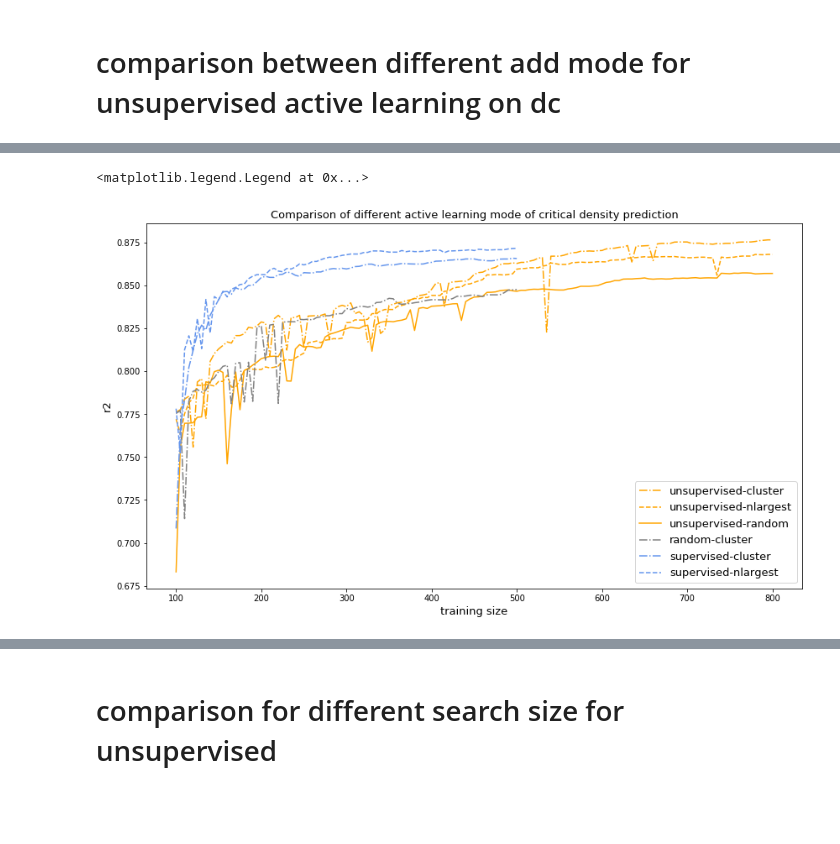
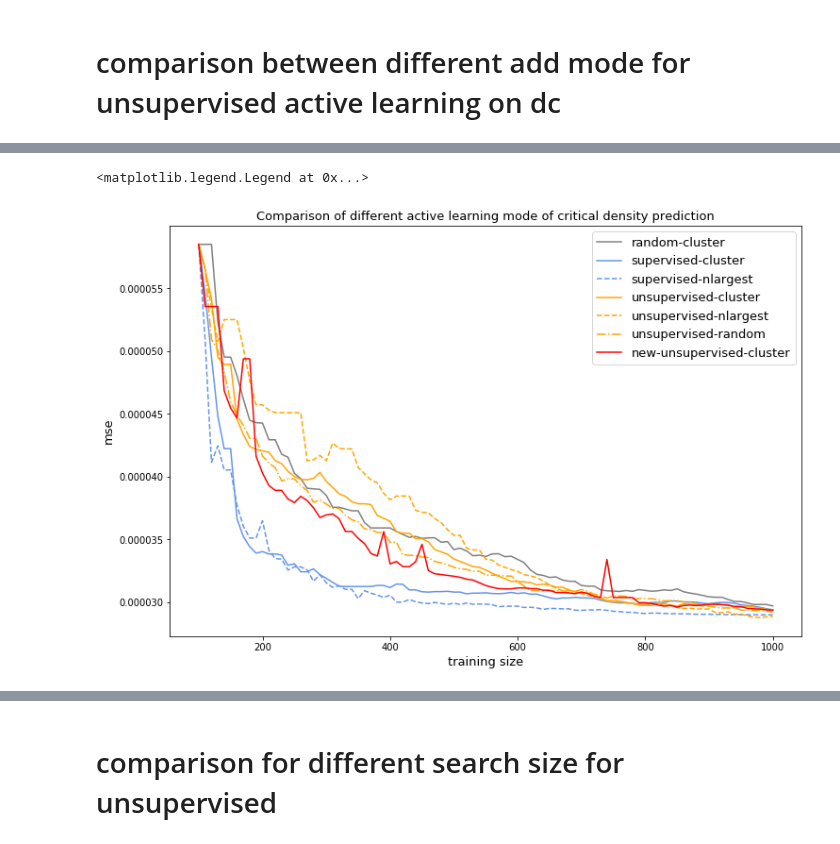
Before and after one commit to Xiangyan93/Molecular_ML, a Jupyter notebook: notebook/active learning method comparison.ipynb, the cells around one changed output, grey strips where cells are left out. Drawn from its saved outputs; the diff is of its cells as text; code cells hidden in the pictures; blank space fills up the shorter version.

```diff
--- a/notebook/active learning method comparison.ipynb
+++ b/notebook/active learning method comparison.ipynb
@@ -11,7 +11,7 @@ class OutputHandler():
         self.df = pd.read_csv(os.path.join(relative_dir, filename), sep=" ")
         self._parse_argument(filename)
     def _parse_argument(self, filename):
-        self.target, self.learning_mode, self.add_mode, self.search_size, self.add_size, _ = re.split('-|\.', filename)
+        self.target, self.learning_mode, self.add_mode, self.search_size, self.add_size, _ = re.split('-', filename)
 # %%
 pathDir = os.listdir('../result')
 # %%
@@ -50,0 +37,12 @@ oh_list = [OutputHandler(i) for i in out_list]
+# %%
+out_list = ['dc-random-cluster-200-10-wtf.out',
+ 'dc-supervised-cluster-200-10-wtf.out',
+ 'dc-supervised-nlargest-200-10-wtf.out',
+ 'dc-unsupervised-cluster-200-10-wtf.out',
+ 'dc-unsupervised-nlargest-200-10-wtf.out',
+ 'dc-unsupervised-random-200-10-wtf.out']
+
+oh_list = [OutputHandler(i) for i in out_list]
+df_old_cluster = pd.read_csv('../result/dc-unsupervised-cluster-200-10-wtf3.out', sep=" ")
+df_new_cluster = pd.read_csv('../result/dc-unsupervised-cluster-200-10-newclustermethod.out', sep=" ")
+df_new_cluster.drop( df_new_cluster[df_new_cluster['r2']<0.75].index, inplace=True )
@@ -70,12 +84,13 @@ def get_str(oh):
 # %%
-fig = plt.figure(figsize=(14,8))
+fig = plt.figure(figsize=(12,8))
 for oh in oh_list:
-    plot_oh(oh, get_str, 'r2')
+    plot_oh(oh,  get_str, 'mse')
 fontsize = 13
 plt.xlabel('training size', fontsize=fontsize)
-plt.ylabel('r2', fontsize=fontsize)
+plt.plot(df_new_cluster['size'], df_new_cluster['mse'], c='r', label='new-unsupervised-cluster')
+plt.ylabel('mse', fontsize=fontsize)
 plt.title('Comparison of different active learning mode of critical density prediction', fontsize=fontsize)
 plt.legend(fontsize=fontsize)
 # %% [output]
 <matplotlib.legend.Legend at 0x...>
-[figure, old version]
+[figure, new version]
```
Also changed, not shown: parts of 12 cells of this notebook, 1 other file.
